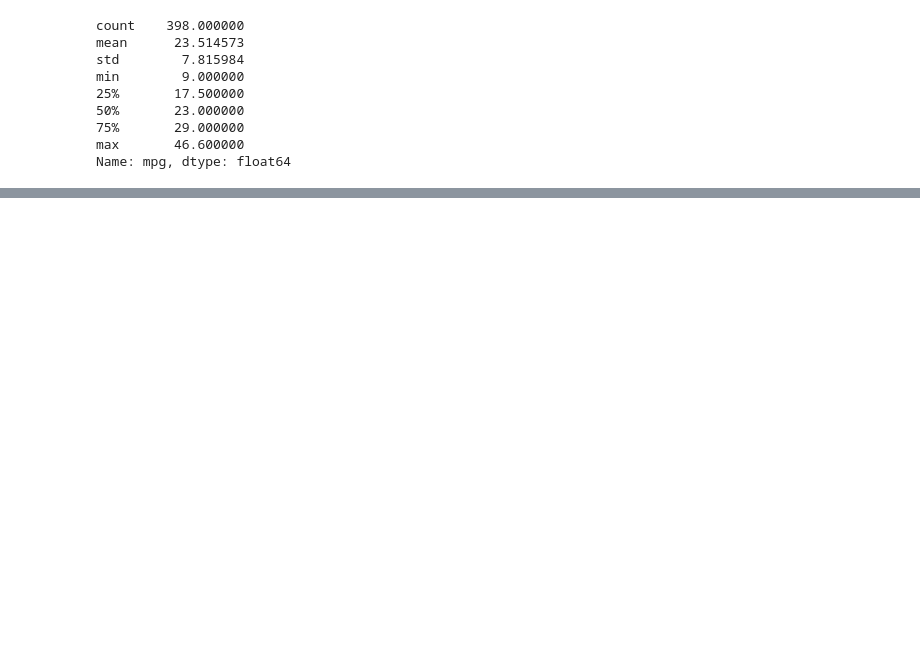
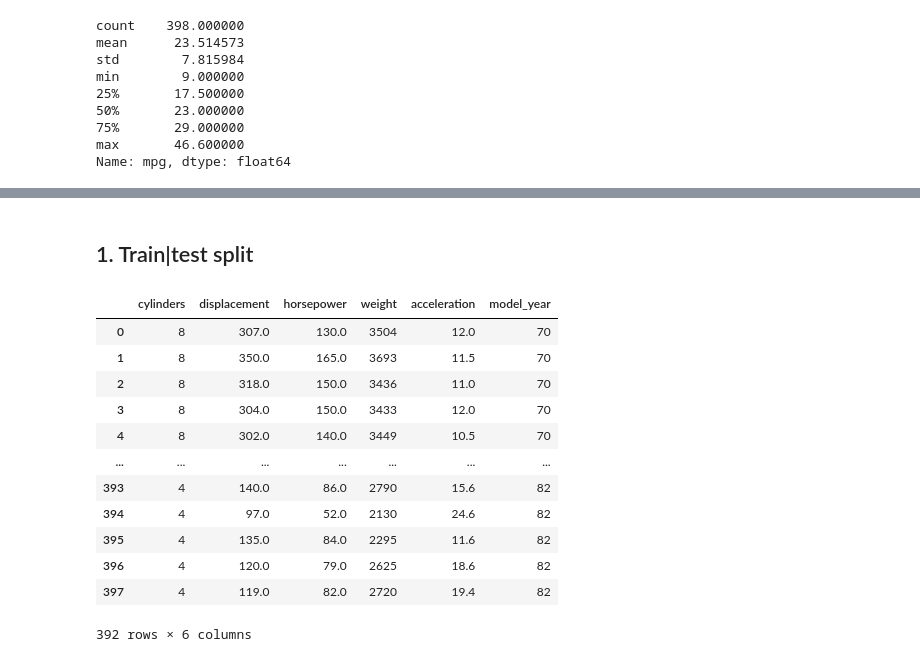
Before and after one commit to LordOfTurtles/AI-Erik-Johansson-OPA23, a Jupyter notebook: exercises/1_linear_regression.ipynb, the cells around one changed output, grey strips where cells are left out. Drawn from its saved outputs; the diff is of its cells as text; code cells hidden in the pictures; blank space fills up the shorter version.

```diff
--- a/exercises/1_linear_regression.ipynb
+++ b/exercises/1_linear_regression.ipynb
@@ -56,0 +134,20 @@ Name: mpg, dtype: float64
+# %% [markdown]
+## 1. Train|test split
+# %%
+X, y = df_mpg_adjusted.drop("mpg", axis="columns"), df_mpg_adjusted["mpg"]
+
+X
+# %% [output]
+|  | cylinders | displacement | horsepower | weight | acceleration | model_year |
+| 0 | 8 | 307.0 | 130.0 | 3504 | 12.0 | 70 |
+| 1 | 8 | 350.0 | 165.0 | 3693 | 11.5 | 70 |
+| 2 | 8 | 318.0 | 150.0 | 3436 | 11.0 | 70 |
+| 3 | 8 | 304.0 | 150.0 | 3433 | 12.0 | 70 |
+| 4 | 8 | 302.0 | 140.0 | 3449 | 10.5 | 70 |
+| ... | ... | ... | ... | ... | ... | ... |
+| 393 | 4 | 140.0 | 86.0 | 2790 | 15.6 | 82 |
+| 394 | 4 | 97.0 | 52.0 | 2130 | 24.6 | 82 |
+| 395 | 4 | 135.0 | 84.0 | 2295 | 11.6 | 82 |
+| 396 | 4 | 120.0 | 79.0 | 2625 | 18.6 | 82 |
+| 397 | 4 | 119.0 | 82.0 | 2720 | 19.4 | 82 |
+392 rows × 6 columns
```
Also changed, not shown: parts of 19 cells of this notebook.
